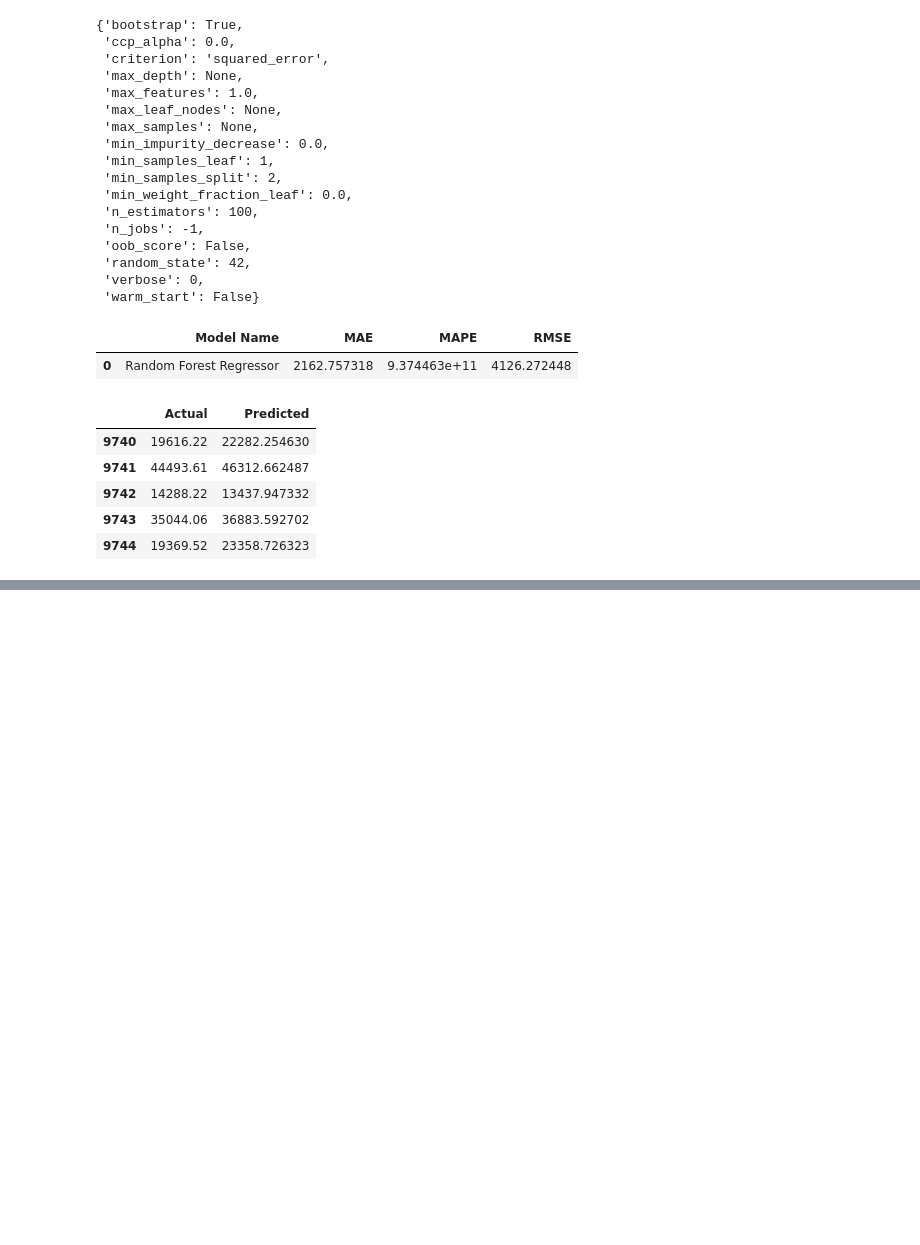
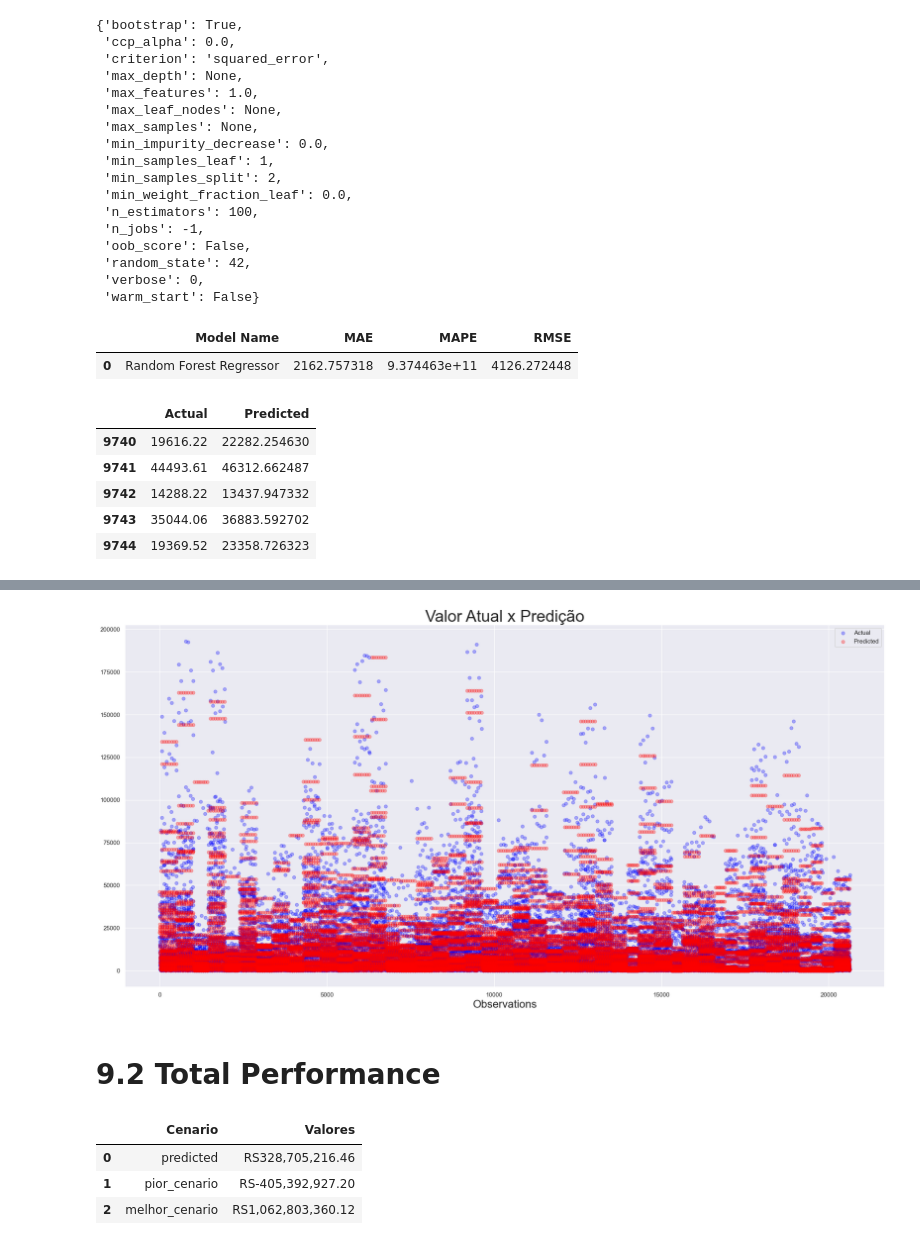
Before and after one commit to Raquelrs3/walmart_retail_case_study, a Jupyter notebook: Raquel_Rocha_Case_tecnico_Ioasys_F3.ipynb, the cells around one changed output, grey strips where cells are left out. Cells and saved outputs as stored; diff of their text form; code cells hidden in the pictures; blank space fills up the shorter version.

Commit message:
atualização notebook 3

```diff
--- a/Raquel_Rocha_Case_tecnico_Ioasys_F3.ipynb
+++ b/Raquel_Rocha_Case_tecnico_Ioasys_F3.ipynb
@@ -1605,0 +1691,27 @@ rf_pred_tunning.head()
+# %%
+_, ax = plt.subplots()
+
+ax.scatter(x = range(0, y_val.size), y=y_val, c = 'blue', label = 'Actual', alpha = 0.3)
+ax.scatter(x = range(0, yhat_rf_model_tuned.size), y=yhat_rf_model_tuned, c = 'red', label = 'Predicted', alpha = 0.3)
+
+plt.title('Valor Atual x Predição', size=30)
+plt.xlabel('Observations', size=20)
+#plt.ylabel('mpg')
+
+plt.legend()
+plt.show();
+# %% [output]
+[figure, added]
+# %% [markdown]
+# **9.2 Total Performance**
+# %%
+# resumo de melhor e pior cenário
+# f no 2 é importante para mostrar o valor em reais
+df93 = df92[["predicted", "pior_cenario", "melhor_cenario"]].apply(lambda x: np.sum(x), axis=0).reset_index().rename(columns={"index":"Cenario", 0:"Valores"})
+df93["Valores"] = df93["Valores"].map("RS{:,.2f}".format)
+df93
+# %% [output]
+|  | Cenario | Valores |
+| 0 | predicted | RS328,705,216.46 |
+| 1 | pior_cenario | RS-405,392,927.20 |
+| 2 | melhor_cenario | RS1,062,803,360.12 |
```
Also changed, not shown: parts of 24 cells of this notebook, 1 other file.
